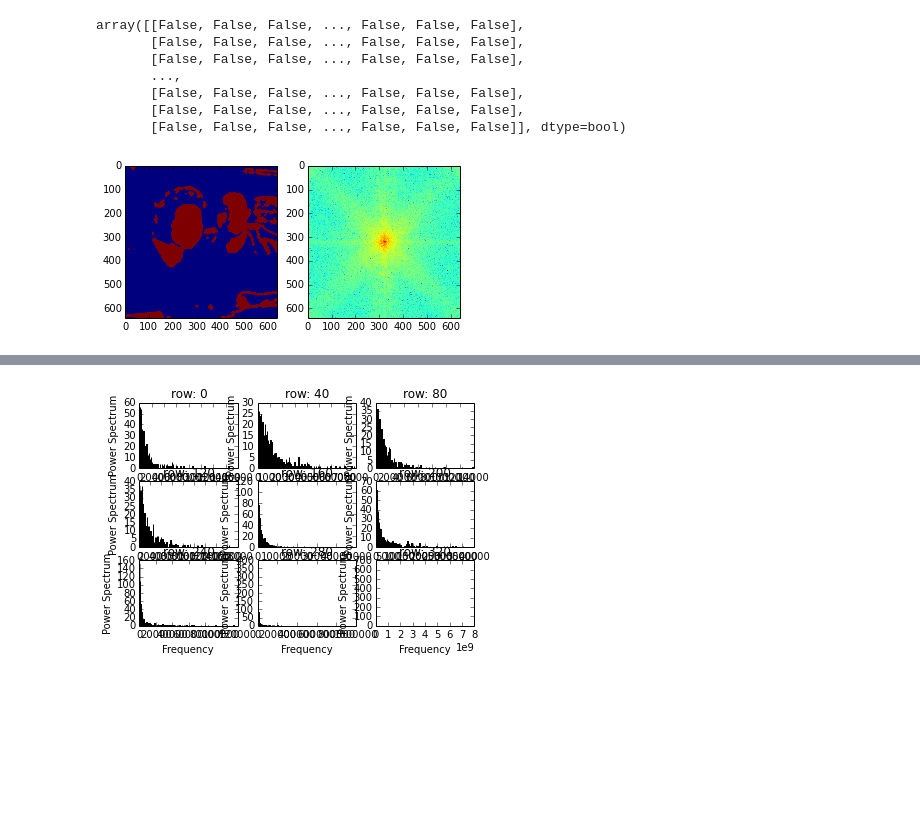
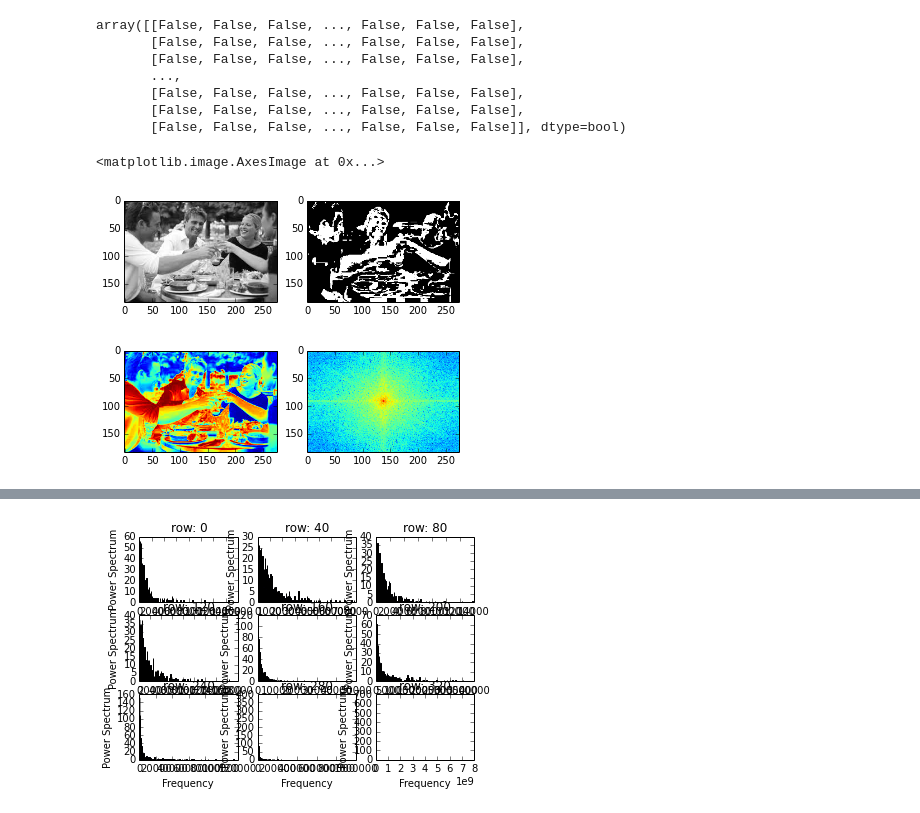
Before and after one commit to mpellegri/FoodvSkin, a Jupyter notebook: KFeatures.ipynb, the cells around one changed output, grey strips where cells are left out. Drawn from its saved outputs; the diff is of its cells as text; code cells hidden in the pictures; blank space fills up the shorter version.

Commit message:
add filters for image in fourier space

```diff
--- a/KFeatures.ipynb
+++ b/KFeatures.ipynb
@@ -295,23 +295,29 @@ array([[False, False, False, ..., False, False, False],
        [False, False, False, ..., False, False, False],
        [False, False, False, ..., False, False, False],
        [False, False, False, ..., False, False, False]], dtype=bool)
+# %%
+f,ax=plt.subplots(1,2)
+ax[0].imshow(obj.img[:,:,1],cmap="gray")
+ax[1].imshow(obj.ycc,cmap="gray")
+# %% [output]
+<matplotlib.image.AxesImage at 0x...>
+[figure, added]
 # %%
 from scipy import fftpack
-image = fpos
-
+image=obj.img[:,:,1]
 # Take the fourier transform of the image.
 F1 = fftpack.fft2(image)
 
 # Now shift the quadrants around so that low spatial frequencies are in
 # the center of the 2D fourier transformed image.
 F2 = fftpack.fftshift( F1 )
 
 # Calculate a 2D power spectrum
 ps2D = np.abs( F2 )**2
 
 f,ax= plt.subplots(1,2)
 ax[1].imshow(np.log10(ps2D))
 ax[0].imshow(image)
 plt.show()
 # %% [output]
-[figure, old version]
+[figure, new version]
```
Also changed, not shown: parts of 7 cells of this notebook.
